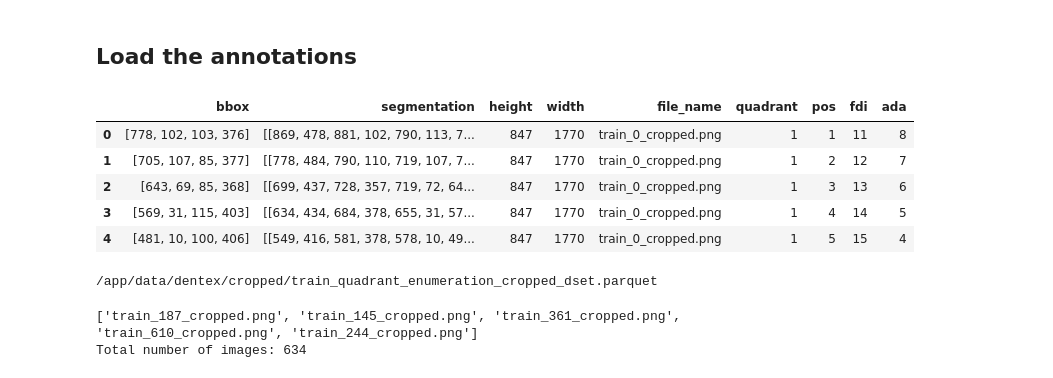
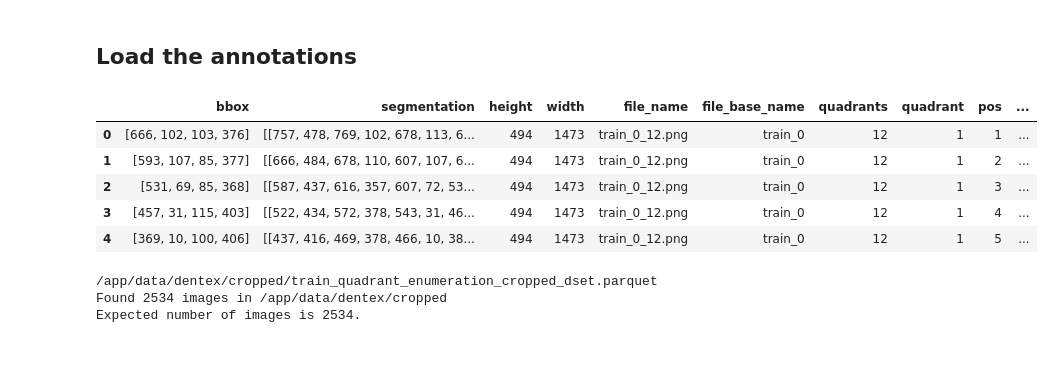
Before and after one commit to awerdich/computervision, a Jupyter notebook: notebooks/detection/06_datasplit.ipynb, the cells around one changed output. Drawn from its saved outputs; the diff is of its cells as text; code cells hidden in the pictures.

```diff
--- a/notebooks/detection/06_datasplit.ipynb
+++ b/notebooks/detection/06_datasplit.ipynb
@@ -44,14 +43,14 @@ dataset_dir = os.path.join(data_dir, 'dentex')
 # After extraction from the .tar.gz archive, the images should be on the local fs (see the first notebook)
 xrays_dir = os.path.join(dataset_dir, 'cropped')
 
-# Let's make sure that we have the expected number of images available
-expected_images = 634
-file_list = glob.glob(os.path.join(xrays_dir, '*.png'))
-print('Make sure to run the first notebook which downloads the data.')
-print(f'Found {len(file_list)} images in {xrays_dir}.')
-
-# We want to be sure that the number of images is correct before we continue
-assert expected_images == len(file_list), \
-    f'WARNING: expected images ({expected_images}) != images on file system ({len(file_list)})'
+# Load the annotations
+parquet_file_name = 'train_quadrant_enumeration_cropped.parquet'
+parquet_file = os.path.join(xrays_dir, parquet_file_name)
+try:
+    df = pd.read_parquet(parquet_file)
+except Exception as e:
+    print(f'ERROR: Could not load file: \n {e}')
+    print('Make sure to run the first notebook which downloads the data.')
+display(df.head())
 # %% [output]
 data_dir: /app/data
@@ -62,44 +65,38 @@ Found 634 images in /app/data/dentex/cropped.
 # %%
 parquet_file_name = 'train_quadrant_enumeration_cropped.parquet'
 parquet_file = os.path.join(xrays_dir, parquet_file_name)
 try:
     df = pd.read_parquet(parquet_file)
 except Exception as e:
     print(f'ERROR: Could not load file: \n {e}')
     print('Make sure to run the first notebook which downloads the data.')
 display(df.head())
 
 # Create a file name for the data split
 split_file_name = f'{os.path.splitext(parquet_file_name)[0]}_dset.parquet'
 split_file = os.path.join(xrays_dir, split_file_name)
 print(split_file)
+
+# Let's make sure that we have the expected number of images available
+# If the image numbers don't match, please run the first three notebooks.
+expected_images = len(df['file_name'].unique())
+file_list = glob.glob(os.path.join(xrays_dir, '*.png'))
+print(f'Found {len(file_list)} images in {xrays_dir}')
+print(f'Expected number of images is {expected_images}.')
+
+# We want to be sure that the number of images is correct before we continue
+assert expected_images == len(file_list), \
+    f'WARNING: expected images ({expected_images}) != images on file system ({len(file_list)})'
 # %% [output]
-|  | bbox | segmentation | height | width | file_name | quadrant | pos | fdi | ada |
-| 0 | [778, 102, 103, 376] | [[869, 478, 881, 102, 790, 113, 7... | 847 | 1770 | train_0_cropped.png | 1 | 1 | 11 | 8 |
-| 1 | [705, 107, 85, 377] | [[778, 484, 790, 110, 719, 107, 7... | 847 | 1770 | train_0_cropped.png | 1 | 2 | 12 | 7 |
-| 2 | [643, 69, 85, 368] | [[699, 437, 728, 357, 719, 72, 64... | 847 | 1770 | train_0_cropped.png | 1 | 3 | 13 | 6 |
-| 3 | [569, 31, 115, 403] | [[634, 434, 684, 378, 655, 31, 57... | 847 | 1770 | train_0_cropped.png | 1 | 4 | 14 | 5 |
-| 4 | [481, 10, 100, 406] | [[549, 416, 581, 378, 578, 10, 49... | 847 | 1770 | train_0_cropped.png | 1 | 5 | 15 | 4 |
+|  | bbox | segmentation | height | width | file_name | file_base_name | quadrants | quadrant | pos | ... |
+| 0 | [666, 102, 103, 376] | [[757, 478, 769, 102, 678, 113, 6... | 494 | 1473 | train_0_12.png | train_0 | 12 | 1 | 1 | ... |
+| 1 | [593, 107, 85, 377] | [[666, 484, 678, 110, 607, 107, 6... | 494 | 1473 | train_0_12.png | train_0 | 12 | 1 | 2 | ... |
+| 2 | [531, 69, 85, 368] | [[587, 437, 616, 357, 607, 72, 53... | 494 | 1473 | train_0_12.png | train_0 | 12 | 1 | 3 | ... |
+| 3 | [457, 31, 115, 403] | [[522, 434, 572, 378, 543, 31, 46... | 494 | 1473 | train_0_12.png | train_0 | 12 | 1 | 4 | ... |
+| 4 | [369, 10, 100, 406] | [[437, 416, 469, 378, 466, 10, 38... | 494 | 1473 | train_0_12.png | train_0 | 12 | 1 | 5 | ... |
 /app/data/dentex/cropped/train_quadrant_enumeration_cropped_dset.parquet
+Found 2534 images in /app/data/dentex/cropped
+Expected number of images is 2534.
 # %%
-# Start with a sorted list of files
-file_list = sorted(list(df['file_name'].unique()))
-# Set a seed to make this more reproducible
-seed = 123
-# Shuffle the list
-random.seed(seed)
-random.shuffle(file_list)
-print(file_list[:5])
-
-print(f'Total number of images: {len(file_list)}')
-# Images for training: 614
-n_images_train = 614
-
-# Images for testing: 10
-n_images_test = 10
-
-# Imges for validation: 10
-n_images_val = 10
+# Start with a sorted list of panoramic x-rays
+image_list = sorted(list(df['file_name'].unique()))
-# %% [output]
-['train_187_cropped.png', 'train_145_cropped.png', 'train_361_cropped.png', 'train_610_cropped.png', 'train_244_cropped.png']
-Total number of images: 634
```
Also changed, not shown: parts of 3 cells of this notebook, 2 other files.
